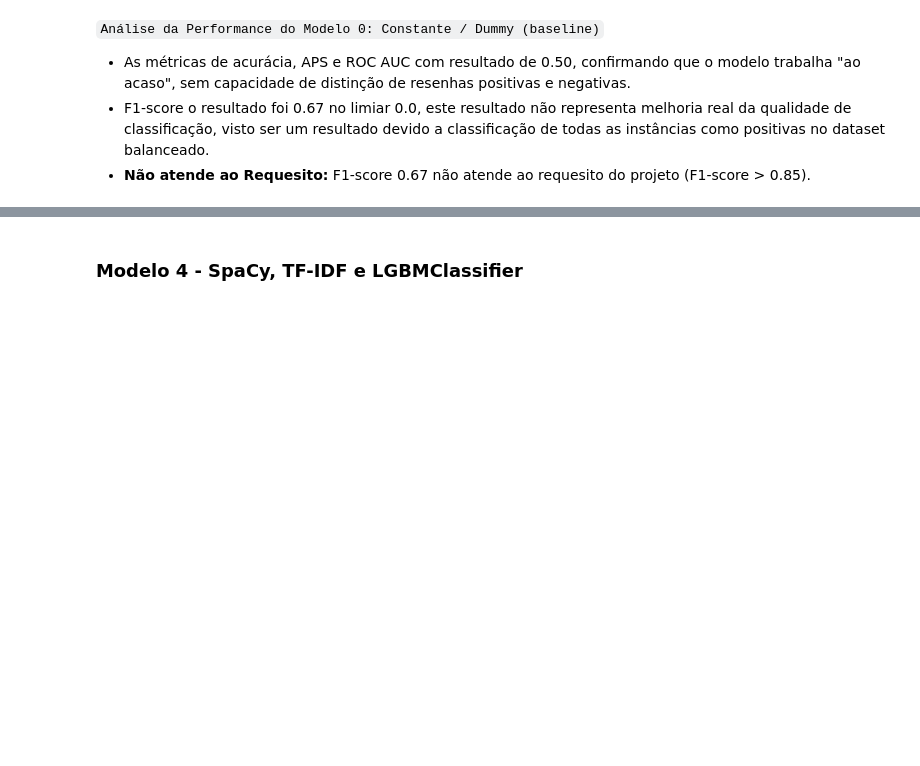
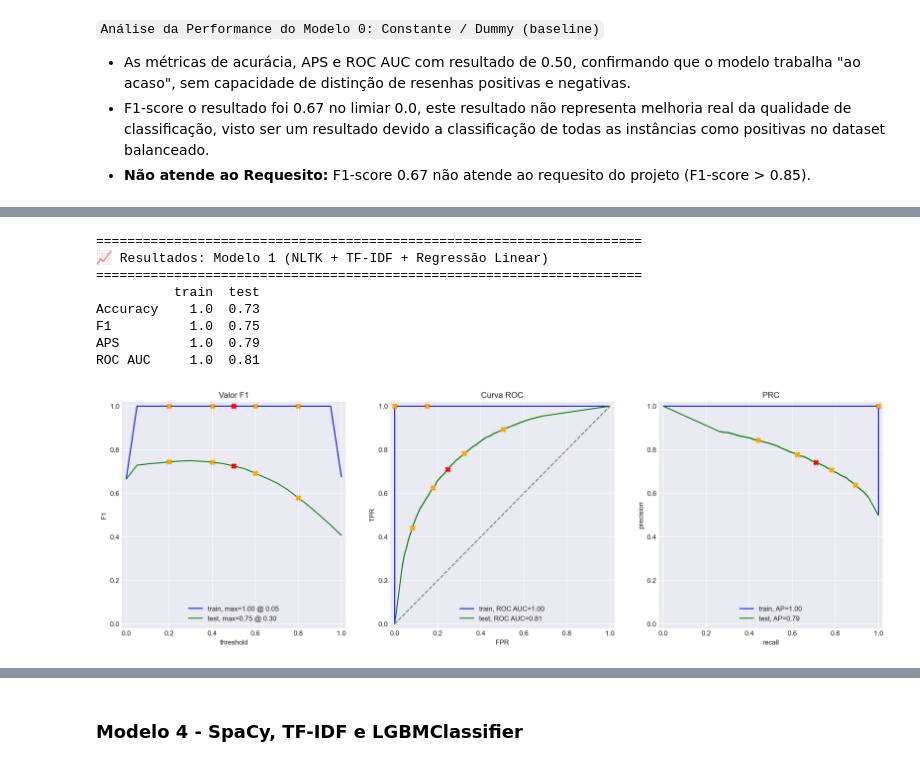
Before and after one commit to JulianaGalli/film-sentiment-classifier, a Jupyter notebook: EDA.ipynb, the cells around one changed output, grey strips where cells are left out. Drawn from its saved outputs; the diff is of its cells as text; code cells hidden in the pictures; blank space fills up the shorter version.

```diff
--- a/EDA.ipynb
+++ b/EDA.ipynb
@@ -559,25 +568,32 @@ Conjunto de Teste: 50.00%
 # %%
 # instanciar o modelo Dummy
 # 'stratified' garante que o "chute" respeite os ~50% de cada classe que você calculou
-model_0 = DummyClassifier(strategy='stratified', random_state=42)
+model_dummy = DummyClassifier(strategy='stratified', random_state=42)
 
 # definição das features para os conjuntos de treinamento e teste
 train_features = df_reviews_train['review_norm']
 test_features = df_reviews_test['review_norm']
 
 # treinar o modelo
-model_0.fit(train_features, train_target)
+model_dummy.fit(train_features, train_target)
 
 # chamar a função de avaliação para o modelo Dummy
 print('=' * 50)
 print(f"📈 Resultados: Modelo 0 (Constante/Dummy)")
 print('=' * 50)
 
-res_dummy =evaluate_model(model_0, train_features, train_target, test_features, test_target, model_name='Constante')
+res_dummy =evaluate_model(
+    model_dummy,
+    train_features,
+    train_target,
+    test_features,
+    test_target,
+    model_name='Modelo 0 (Constante/Dummy)'
+    )
 
-# criação de uma lista para armazenar os resumos dos modelos para apresentação final
+# criação de uma lista global para armazenar os resumos dos modelos para apresentação final
 resumo_modelos = []
-# armezenamento do resumo do modelo Dummy na lista de resumos
+# adicionar à lista global de resultados
 resumo_modelos.append(res_dummy)
 
 print(res_dummy)
@@ -603,0 +620,54 @@ TF-IDF
+# %%
+# instanciar o modelo TF-IDF
+# baixando as stop words do NLTK para o idioma inglês
+nltk.download('stopwords')
+stop_words = list(set(nltk.corpus.stopwords.words('english')))
+
+# instanciar o vetorizador TF-IDF
+tfidf_vectorizer = TfidfVectorizer(stop_words=stop_words)
+
+# transformar o texto em números (features)
+train_features_1 = tfidf_vectorizer.fit_transform(df_reviews_train['review_norm'])
+test_features_1 = tfidf_vectorizer.transform(df_reviews_test['review_norm'])
+
+# instanciar e treinar o modelo de regressão linear
+model_linear = LinearRegression()
+model_linear.fit(train_features_1, train_target)
+
+# Regressão Linear não possui o método 'predict_proba' por padrão
+# solução: simulação do componente de probabilidade em que guardamos a função original de predição numérica em uma variável
+original_predict = model_linear.predict
+
+# função para criar e definir o predict_proba
+def predict_proba_linear(features):
+    # usamos a original_predict para pegar os valores contínuos (ex: 0.8, 1.2, -0.2)
+    preds = original_predict(features)
+    # clipamos os valores para que fiquem entre 0 e 1, já que são probabilidades
+    preds_clipped = np.clip(preds, 0, 1)
+    # retorna um array 2D com uma coluna para cada classificação (0 e 1)
+    return np.vstack([1 - preds_clipped, preds_clipped]).T
+
+# atribuição da nova função ao modelo
+model_linear.predict_proba = predict_proba_linear
+
+# predict final para classificação (0 ou 1)
+# se >= 0.5 classifica como positivo (1), caso contrário negativo (0)
+model_linear.predict = lambda features: (model_linear.predict_proba(features)[:, 1] >= 0.5).astype(int)
+
+# chamar a função de avaliação para o Linear Regression
+print('=' * 70)
+print(f"📈 Resultados: Modelo 1 (NLTK + TF-IDF + Regressão Linear)")
+print('=' * 70)
+
+res_linear = evaluate_model(
+    model_linear,
+    train_features_1,
+    train_target,
+    test_features_1,
+    test_target,
+    model_name='Modelo 1 (NLTK + TF-IDF + Regressão Linear)'
+)
+
+#  adicionar à lista global de resultados
+resumo_modelos.append(res_linear)
+# %% [output]
@@ -603,0 +677,9 @@ TF-IDF
+======================================================================
+📈 Resultados: Modelo 1 (NLTK + TF-IDF + Regressão Linear)
+======================================================================
+          train  test
+Accuracy    1.0  0.73
+F1          1.0  0.75
+APS         1.0  0.79
+ROC AUC     1.0  0.81
+[figure, added]
```
Also changed, not shown: parts of 29 cells of this notebook, 1 other file.
